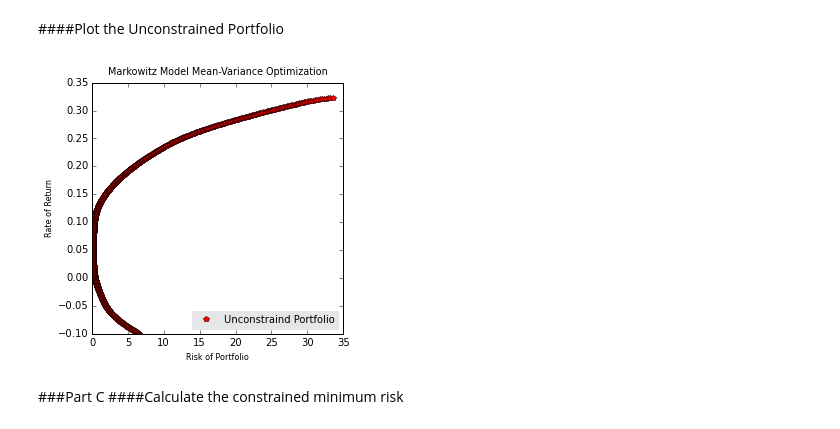
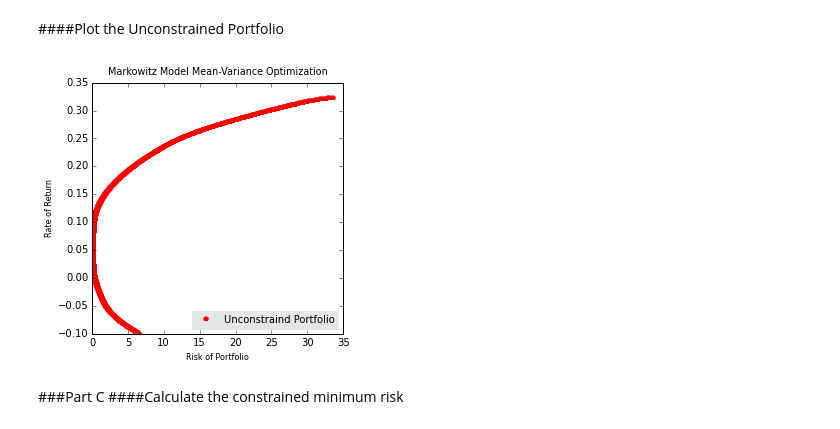
Before and after one commit to fagan2888/CQF-London-20150812, a Jupyter notebook: CQF Event.ipynb, the cells around one changed output. Cells and saved outputs as stored; diff of their text form; code cells hidden in the pictures.

```diff
--- a/CQF Event.ipynb
+++ b/CQF Event.ipynb
@@ -175,16 +175,16 @@ returns_pos = [y for x, y in zip(minrisk, returns) if x > 0]
 ####Plot the Unconstrained Portfolio
 # %%
 fig, ax = plt.subplots()
-ax.plot(minrisk_pos, returns_pos, 'rp', label = 'Unconstraind Portfolio')
+ax.plot(minrisk_pos, returns_pos, 'rp', label = 'Unconstraind Portfolio', markeredgewidth=0.0)
 legend = ax.legend(loc = 4, numpoints = 1)
 frame = legend.get_frame()
 frame.set_facecolor('0.9')
 frame.set_edgecolor('0.9')
 ax.set_xlabel('Risk of Portfolio')
 ax.set_title('Markowitz Model Mean-Variance Optimization', y=1.01)
 ax.set_ylabel('Rate of Return');
 # %% [output]
-[figure, old version]
+[figure, new version]
 # %% [markdown]
 ###Part C
 ####Calculate the constrained minimum risk
```
Also changed, not shown: parts of 1 cell of this notebook.
